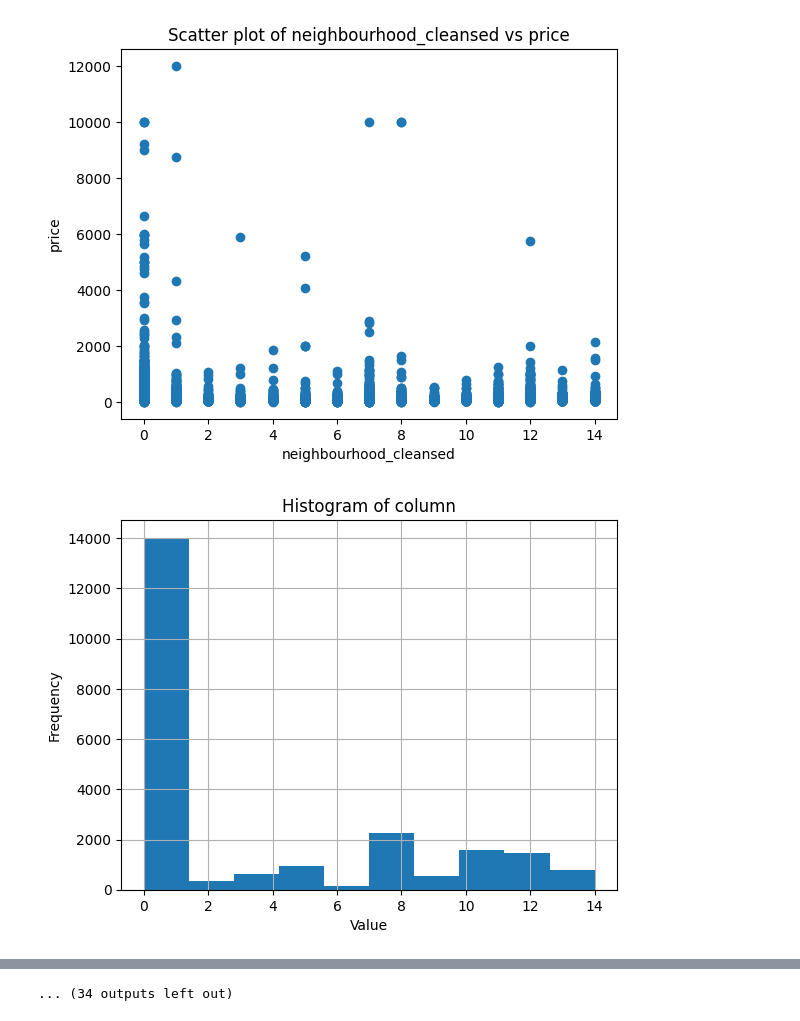
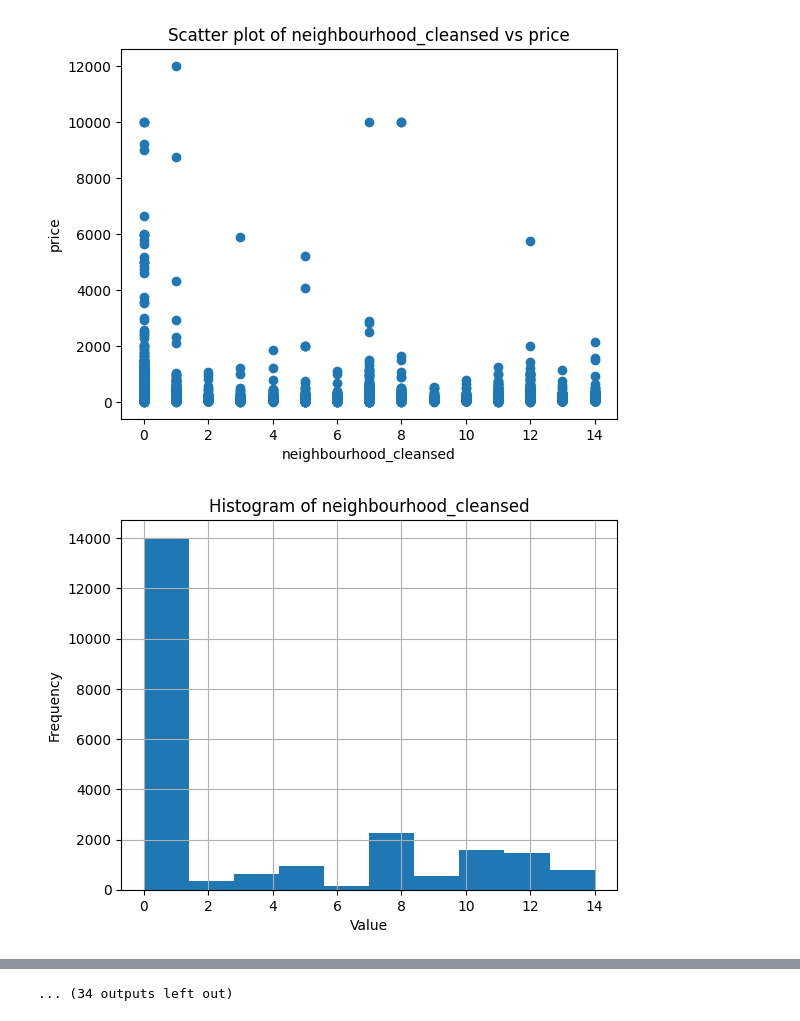
Before and after one commit to LorenzoBonanni/RomeAirbnbAnalysis, a Jupyter notebook: eda.ipynb, the cells around one changed output, grey strips where cells are left out. Cells and saved outputs as stored; diff of their text form; code cells hidden in the pictures.

```diff
--- a/eda.ipynb
+++ b/eda.ipynb
@@ -35,7 +47,7 @@ for column in df.columns:
     df[column].hist()
     plt.xlabel('Value')
     plt.ylabel('Frequency')
-    plt.title('Histogram of column')
+    plt.title(f'Histogram of {column}')
     plt.show()
 # %% [output]
 [figure]
@@ -43,5 +55,5 @@ for column in df.columns:
 [figure]
-[figure, old version]
+[figure, new version]
 [figure]
 [figure]
 [figure]
```
Also changed, not shown: parts of 6 cells of this notebook, 3 other files.
